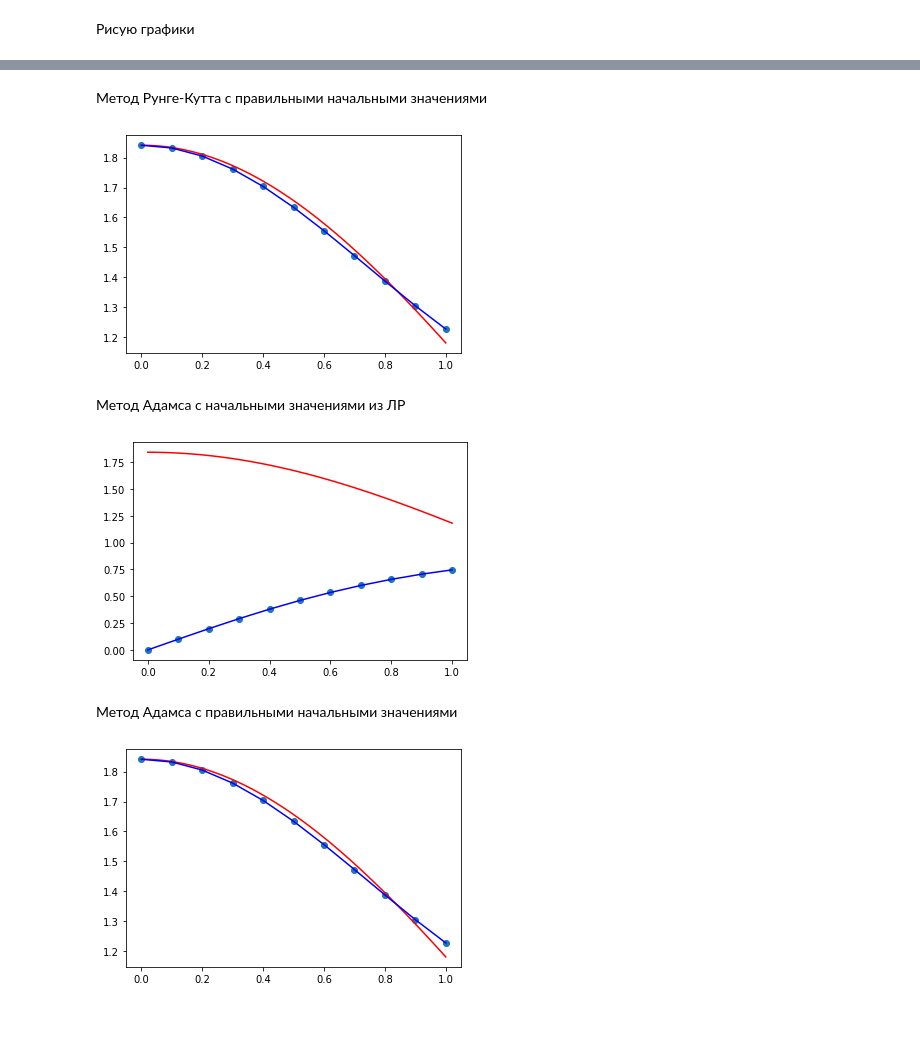
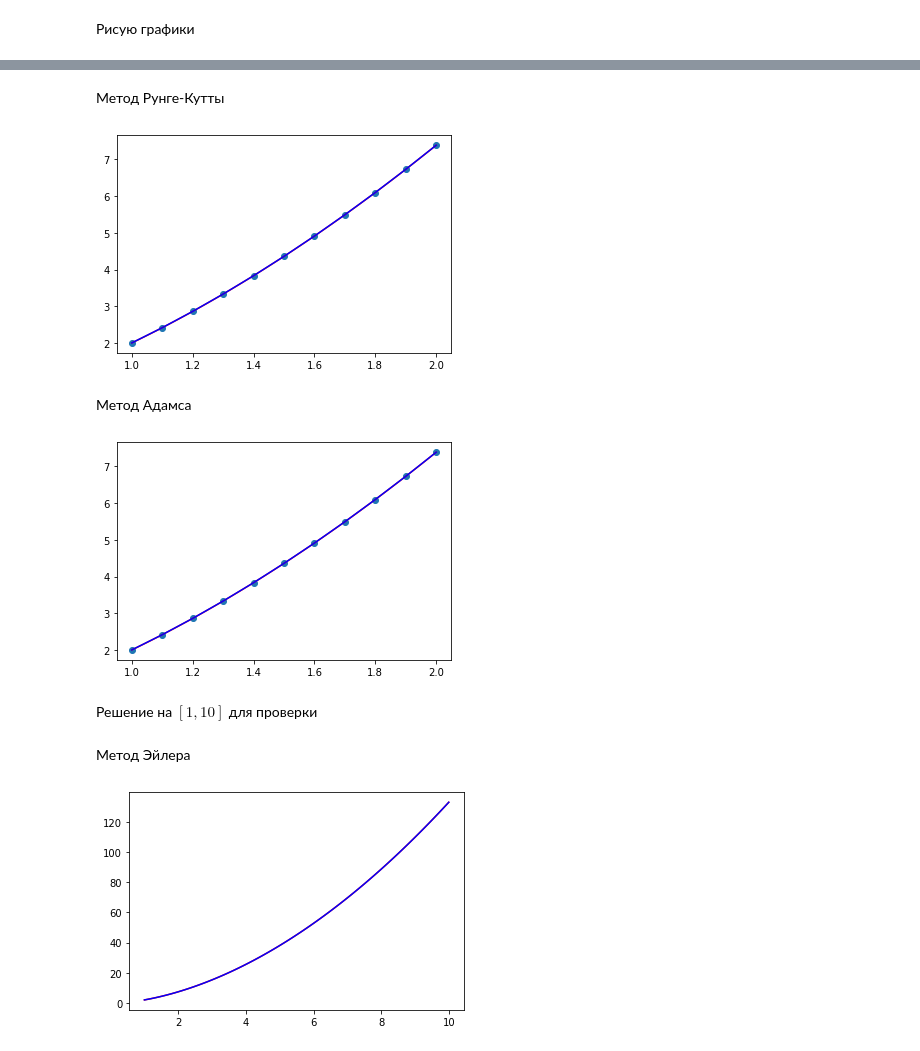
Before and after one commit to EngineerXL/numerical-methods, a Jupyter notebook: lab4_1/plots4_1.ipynb, the cells around one changed output, grey strips where cells are left out. Drawn from its saved outputs; the diff is of its cells as text; code cells hidden in the pictures; blank space fills up the shorter version.

```diff
--- a/lab4_1/plots4_1.ipynb
+++ b/lab4_1/plots4_1.ipynb
@@ -45,27 +35,32 @@ draw(l, r, x, y)
 # %% [markdown]
-Метод Рунге-Кутта с правильными начальными значениями
+Метод Рунге-Кутты
 # %%
-x = [0.000000, 0.100000, 0.200000, 0.300000, 0.400000, 0.500000, 0.600000, 0.700000, 0.800000, 0.900000, 1.000000]
-y = [1.841471, 1.832302, 1.805250, 1.761645, 1.703601, 1.633865, 1.555639, 1.472386, 1.387636, 1.304812, 1.227097]
+x = [1.000000, 1.100000, 1.200000, 1.300000, 1.400000, 1.500000, 1.600000, 1.700000, 1.800000, 1.900000, 2.000000]
+y = [2.000000, 2.414842, 2.858788, 3.331076, 3.831064, 4.358201, 4.912010, 5.492073, 6.098021, 6.729528, 7.386301]
 
-draw(l, r, x, y)
+draw_with_dots(l, r, x, y)
 # %% [output]
-[figure, old version]
+[figure, new version]
-# %% [markdown]
-Метод Адамса с начальными значениями из ЛР
-# %%
-x = [0.000000, 0.100000, 0.200000, 0.300000, 0.400000, 0.500000, 0.600000, 0.700000, 0.800000, 0.900000, 1.000000]
-y = [0.000000, 0.099667, 0.197364, 0.291237, 0.379616, 0.461229, 0.535083, 0.600573, 0.657445, 0.705755, 0.745808]
-
-draw(l, r, x, y)
-# %% [output]
-[figure, removed]
 # %% [markdown]
-Метод Адамса с правильными начальными значениями
+Метод Адамса
 # %%
-x = [0.000000, 0.100000, 0.200000, 0.300000, 0.400000, 0.500000, 0.600000, 0.700000, 0.800000, 0.900000, 1.000000]
-y = [1.841471, 1.832302, 1.805250, 1.761645, 1.703643, 1.634005, 1.555865, 1.472710, 1.388044, 1.305284, 1.227607]
+x = [1.000000, 1.100000, 1.200000, 1.300000, 1.400000, 1.500000, 1.600000, 1.700000, 1.800000, 1.900000, 2.000000]
+y = [2.000000, 2.414842, 2.858788, 3.331076, 3.831062, 4.358197, 4.912005, 5.492067, 6.098015, 6.729521, 7.386294]
 
-draw(l, r, x, y)
+draw_with_dots(l, r, x, y)
 # %% [output]
-[figure, old version]
+[figure, new version]
+# %% [markdown]
+Решение на $[1, 10]$ для проверки
+# %%
+l = 1.0
+r = 10.0
+# %% [markdown]
+Метод Эйлера
+# %%
+x = [1.000000, 1.100000, 1.200000, 1.300000, 1.400000, 1.500000, 1.600000, 1.700000, 1.800000, 1.900000, 2.000000, 2.100000, 2.200000, 2.300000, 2.400000, 2.500000, 2.600000, 2.700000, 2.800000, 2.900000, 3.000000, 3.100000, 3.200000, 3.300000, 3.400000, 3.500000, 3.600000, 3.700000, 3.800000, 3.900000, 4.000000, 4.100000, 4.200000, 4.300000, 4.400000, 4.500000, 4.600000, 4.700000, 4.800000, 4.900000, 5.000000, 5.100000, 5.200000, 5.300000, 5.400000, 5.500000, 5.600000, 5.700000, 5.800000, 5.900000, 6.000000, 6.100000, 6.200000, 6.300000, 6.400000, 6.500000, 6.600000, 6.700000, 6.800000, 6.900000, 7.000000, 7.100000, 7.200000, 7.300000, 7.400000, 7.500000, 7.600000, 7.700000, 7.800000, 7.900000, 8.000000, 8.100000, 8.200000, 8.300000, 8.400000, 8.500000, 8.600000, 8.700000, 8.800000, 8.900000, 9.000000, 9.100000, 9.200000, 9.300000, 9.400000, 9.500000, 9.600000, 9.700000, 9.800000, 9.900000, 10.000000]
+y = [2.000000, 2.414842, 2.858788, 3.331076, 3.831064, 4.358201, 4.912010, 5.492073, 6.098021, 6.729528, 7.386301, 8.068076, 8.774614, 9.505699, 10.261134, 11.040736, 11.844340, 12.671791, 13.522946, 14.397673, 15.295850, 16.217360, 17.162097, 18.129959, 19.120852, 20.134687, 21.171379, 22.230849, 23.313023, 24.417828, 25.545198, 26.695068, 27.867377, 29.062067, 30.279083, 31.518373, 32.779884, 34.063570, 35.369383, 36.697280, 38.047218, 39.419156, 40.813055, 42.228878, 43.666587, 45.126148, 46.607527, 48.110693, 49.635612, 51.182256, 52.750595, 54.340601, 55.952246, 57.585504, 59.240350, 60.916758, 62.614705, 64.334166, 66.075121, 67.837546, 69.621420, 71.426723, 73.253435, 75.101536, 76.971006, 78.861828, 80.773983, 82.707454, 84.662224, 86.638276, 88.635594, 90.654162, 92.693964, 94.754986, 96.837213, 98.940630, 101.065224, 103.210981, 105.377887, 107.565930, 109.775096, 112.005373, 114.256749, 116.529213, 118.822751, 121.137354, 123.473009, 125.829706, 128.207433, 130.606182, 133.025940]
+
+draw(l, r, x, y)
+# %% [output]
+[figure, added]
```
Also changed, not shown: parts of 12 cells of this notebook, 16 other files.
